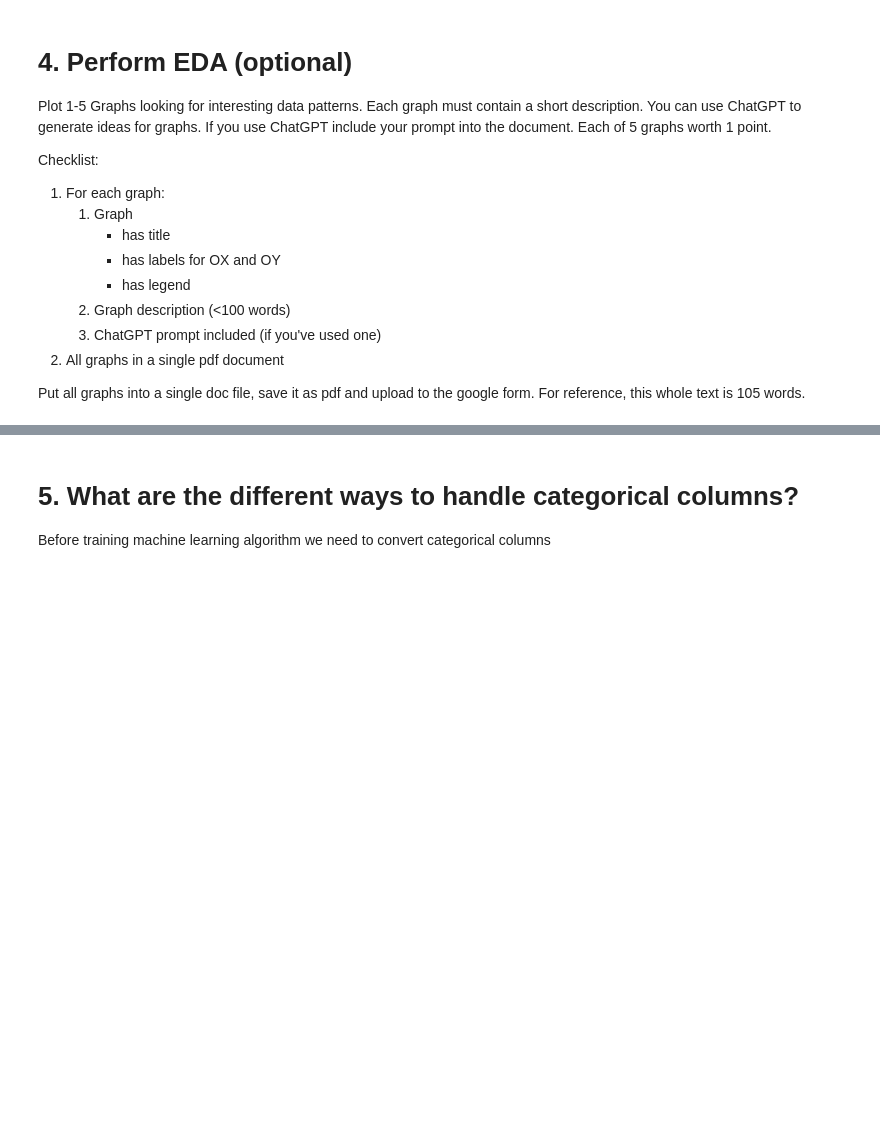
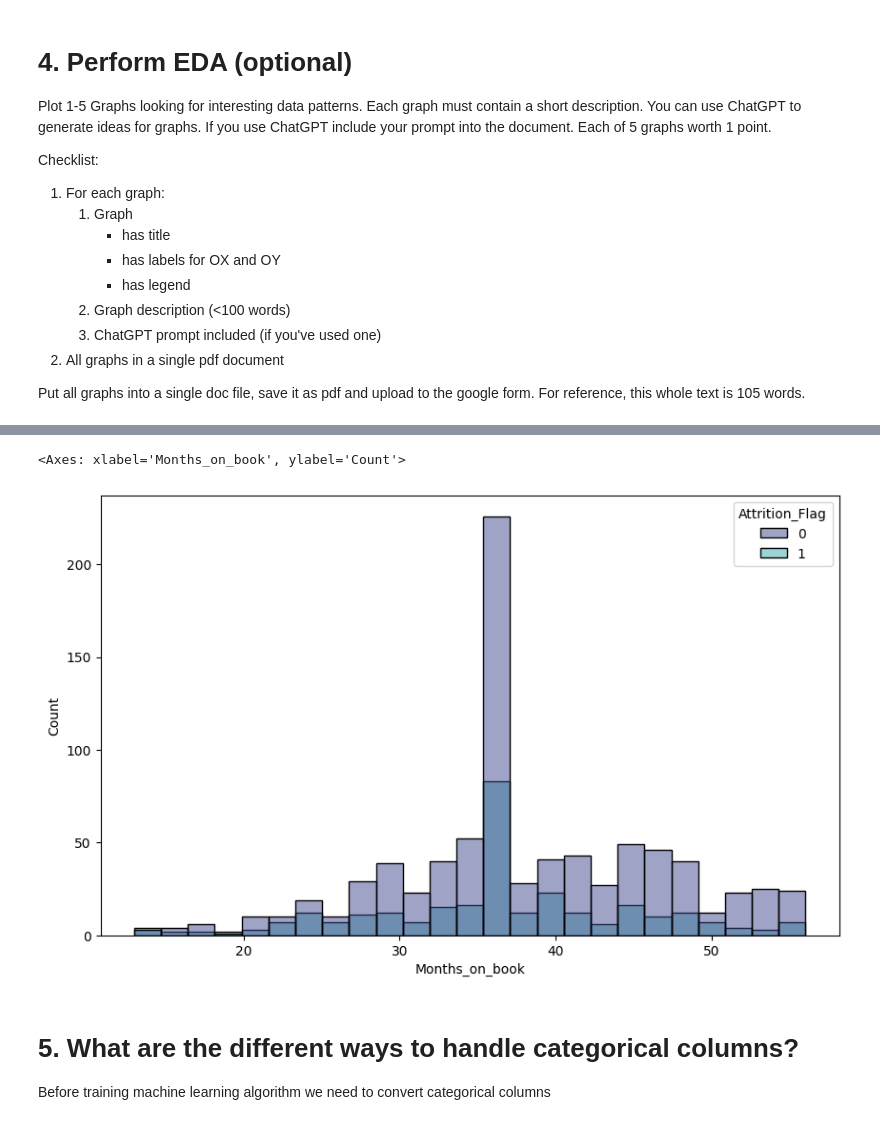
Before and after one commit to Badcat330/ds-for-business, a Jupyter notebook: home-assignment-2/ha2-churn-prediction.ipynb, the cells around one changed output, grey strips where cells are left out. Saved outputs shown, nothing was run; the diff lists cells and outputs as text; code cells hidden in the pictures; blank space fills up the shorter version.

```diff
--- a/home-assignment-2/ha2-churn-prediction.ipynb
+++ b/home-assignment-2/ha2-churn-prediction.ipynb
@@ -148,3 +184,9 @@ df.shape
+# %%
+plt.figure(figsize=(10, 6))
+sns.histplot(data=df[df['Total_Trans_Ct'] < 35], x='Months_on_book', hue='Attrition_Flag', palette='mako')
+# %% [output]
+<Axes: xlabel='Months_on_book', ylabel='Count'>
+[figure, added]
 # %% [markdown]
 #  5. What are the different ways to handle categorical columns?
 
```
Also changed, not shown: parts of 5 cells of this notebook, 1 other file.
